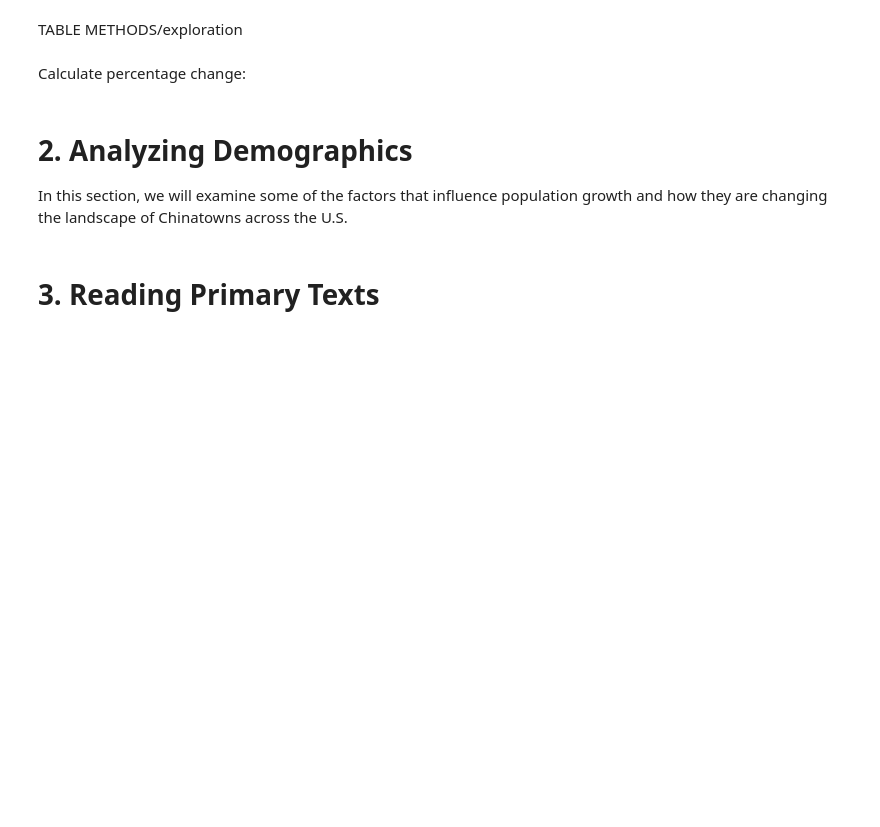
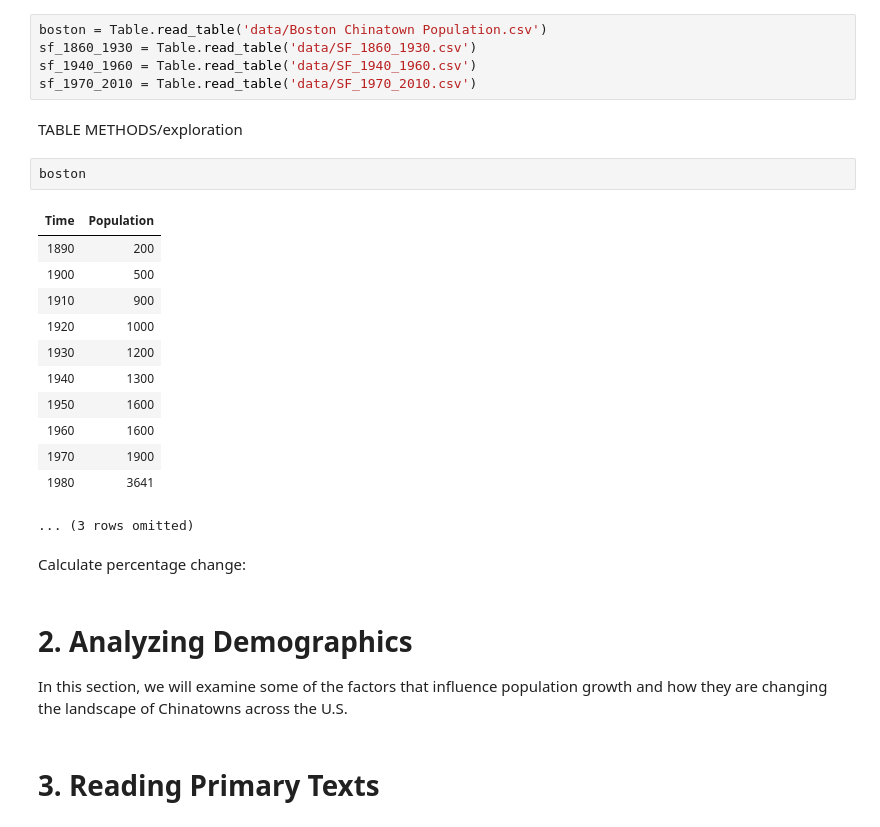
Before and after one commit to ds-modules/XENGLIS-31AC, a Jupyter notebook: XENG_31AC.ipynb, the cells around one changed output. Cells and saved outputs as stored; diff of their text form; blank space fills up the shorter version.

```diff
--- a/XENG_31AC.ipynb
+++ b/XENG_31AC.ipynb
@@ -52,5 +48,25 @@ from wordcloud import WordCloud
+# %%
+boston = Table.read_table('data/Boston Chinatown Population.csv')
+sf_1860_1930 = Table.read_table('data/SF_1860_1930.csv')
+sf_1940_1960 = Table.read_table('data/SF_1940_1960.csv')
+sf_1970_2010 = Table.read_table('data/SF_1970_2010.csv')
 # %% [markdown]
 TABLE METHODS/exploration
+# %%
+boston
+# %% [output]
+| Time | Population |
+| 1890 | 200 |
+| 1900 | 500 |
+| 1910 | 900 |
+| 1920 | 1000 |
+| 1930 | 1200 |
+| 1940 | 1300 |
+| 1950 | 1600 |
+| 1960 | 1600 |
+| 1970 | 1900 |
+| 1980 | 3641 |
+... (3 rows omitted)
 # %% [markdown]
 Calculate percentage change:
 # %% [markdown]
```
Also changed, not shown: parts of 1 cell of this notebook, 1 other file.
